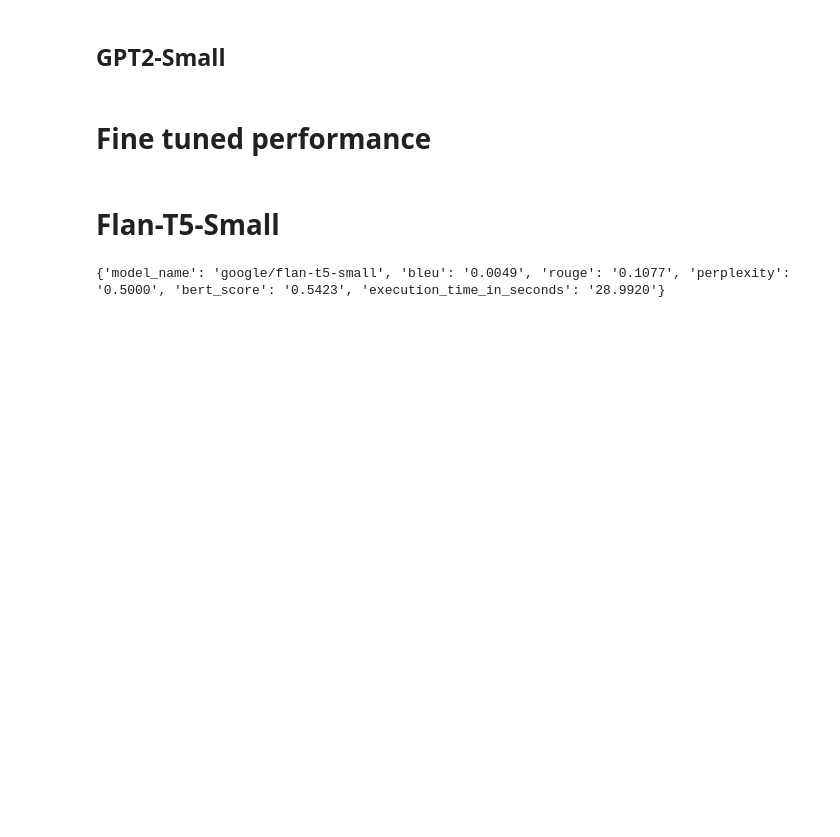
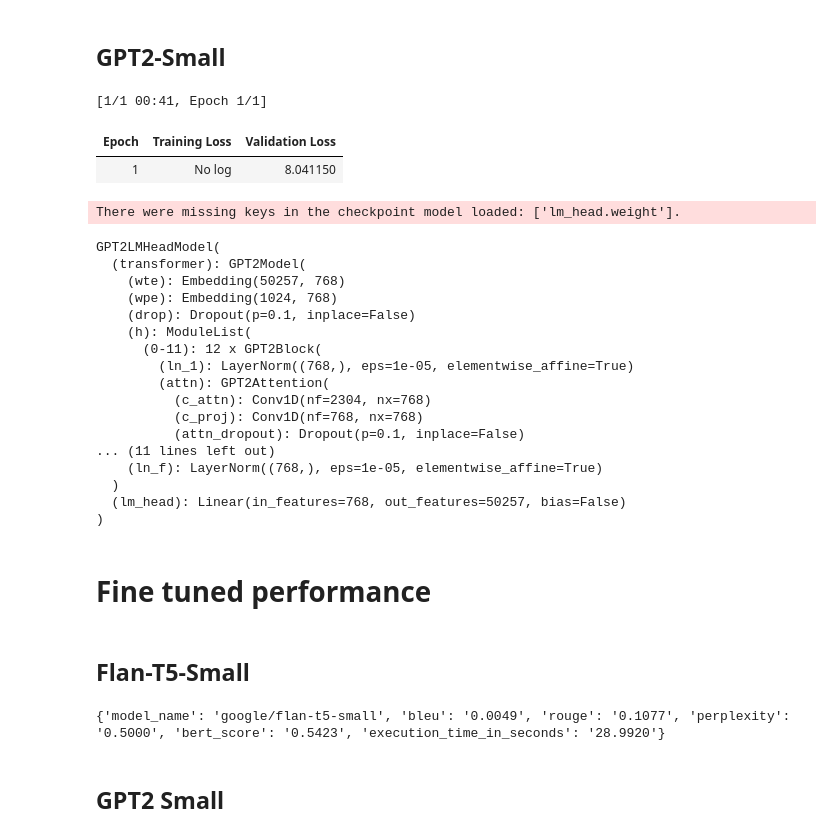
Before and after one commit to maxim-chn/nlp-dream-interpret, a Jupyter notebook: dream_interpret_by_maxim_chanturiay.ipynb, the cells around one changed output. Saved outputs shown, nothing was run; the diff lists cells and outputs as text; code cells hidden in the pictures; blank space fills up the shorter version.

```diff
--- a/dream_interpret_by_maxim_chanturiay.ipynb
+++ b/dream_interpret_by_maxim_chanturiay.ipynb
@@ -178,7 +184,7 @@ for an_item in dream_dataset_raw:
       "correct_answer": an_answer
     })
 dream_df = pd.DataFrame(dream_df_rows_raw)
-dream_df = dream_df.head(10) #TODO: remove
+dream_df = dream_df.head(2) #TODO: remove
 print(dream_df.head())
 # %% [output]
                                             dialogue  \
@@ -459,6 +465,36 @@ plot_metrics(baseline_df)
 [figure]
 # %% [markdown]
 # Fine-tune
+# %%
+def fine_tune_a_model(model_name, the_model, the_tokenizer, original_df):
+  if model_name == FLAN_T5_SMALL_NAME:
+    fine_tune_dataset = init_t5_fine_tune_hugging_face_dataset(the_tokenizer, original_df)
+  else:
+    fine_tune_dataset = init_gpt2_fine_tune_hugging_face_dataset(the_tokenizer, original_df)
+
+  output_dir = FLAN_T5_SMALL_FINE_TUNED_DIR if model_name == FLAN_T5_SMALL_NAME else GPT2_SMALL_FINE_TUNED_DIR
+  logging_dir = FLAN_T5_SMALL_FINE_TUNE_LOGS if model_name == FLAN_T5_SMALL_NAME else GPT2_SMALL_FINE_TUNE_LOGS
+  training_args = TrainingArguments(
+    output_dir=output_dir,
+    per_device_train_batch_size=8,
+    per_device_eval_batch_size=8,
+    evaluation_strategy="epoch",
+    save_strategy="epoch",
+    num_train_epochs=1,
+    logging_dir=logging_dir,
+    logging_steps=50,
+    save_total_limit=2,
+    load_best_model_at_end=True,
+    fp16=True if torch.cuda.is_available() else False # use mixed precision if available
+  )
+  trainer = Trainer(
+    model=the_model,
+    args=training_args,
+    train_dataset=fine_tune_dataset["train"],
+    eval_dataset=fine_tune_dataset["test"],
+    tokenizer=the_tokenizer
+  )
+  trainer.train()
 # %% [markdown]
 ## Flan-T5-Small
 # %%
@@ -536,9 +574,40 @@ pass
+# %%
+if not os.listdir(GPT2_SMALL_FINE_TUNE_LOGS):
+  fine_tune_a_model(GPT2_SMALL_NAME, gpt2_model, gpt2_tokenizer, dream_df)
+  gpt2_model.save_pretrained(GPT2_SMALL_FINE_TUNED_DIR)
+  gpt2_tokenizer.save_pretrained(GPT2_SMALL_FINE_TUNED_DIR)
+
+gpt2_tokenizer = AutoTokenizer.from_pretrained(GPT2_SMALL_NAME)
+gpt2_model = AutoModelForCausalLM.from_pretrained(GPT2_SMALL_NAME)
+gpt2_model.eval()
+# %% [output]
+[1/1 00:41, Epoch 1/1]
+| Epoch | Training Loss | Validation Loss |
+| 1 | No log | 8.041150 |
+There were missing keys in the checkpoint model loaded: ['lm_head.weight'].
+GPT2LMHeadModel(
+  (transformer): GPT2Model(
+    (wte): Embedding(50257, 768)
+    (wpe): Embedding(1024, 768)
+    (drop): Dropout(p=0.1, inplace=False)
+    (h): ModuleList(
+      (0-11): 12 x GPT2Block(
+        (ln_1): LayerNorm((768,), eps=1e-05, elementwise_affine=True)
+        (attn): GPT2Attention(
+          (c_attn): Conv1D(nf=2304, nx=768)
+          (c_proj): Conv1D(nf=768, nx=768)
+          (attn_dropout): Dropout(p=0.1, inplace=False)
+... (11 lines left out)
+    (ln_f): LayerNorm((768,), eps=1e-05, elementwise_affine=True)
+  )
+  (lm_head): Linear(in_features=768, out_features=50257, bias=False)
+)
 # %% [markdown]
 # Fine tuned performance
 # %%
 fine_tuned_df = pd.DataFrame(columns=["model_name", "bleu", "rouge", "perplexity", "bert_score", "execution_time_in_seconds"])
 # %% [markdown]
-# Flan-T5-Small
+## Flan-T5-Small
 # %%
 t5_fine_tuned_row = {
   "model_name": FLAN_T5_SMALL_NAME,
@@ -559,3 +628,5 @@ print(t5_fine_tuned_row) #TODO: remove
 fine_tuned_df.loc[fine_tuned_df.shape[0]] = t5_fine_tuned_row
 # %% [output]
 {'model_name': 'google/flan-t5-small', 'bleu': '0.0049', 'rouge': '0.1077', 'perplexity': '0.5000', 'bert_score': '0.5423', 'execution_time_in_seconds': '28.9920'}
+# %% [markdown]
+## GPT2 Small
```
Also changed, not shown: parts of 11 cells of this notebook.
